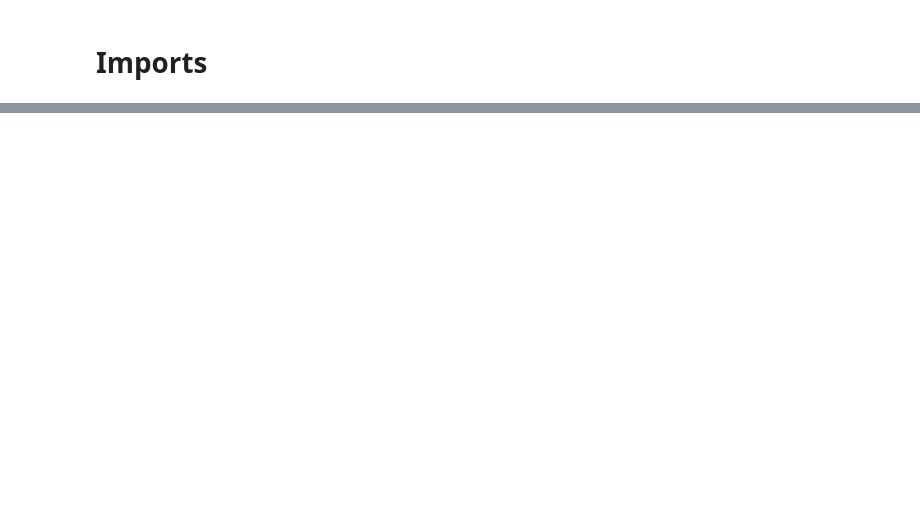
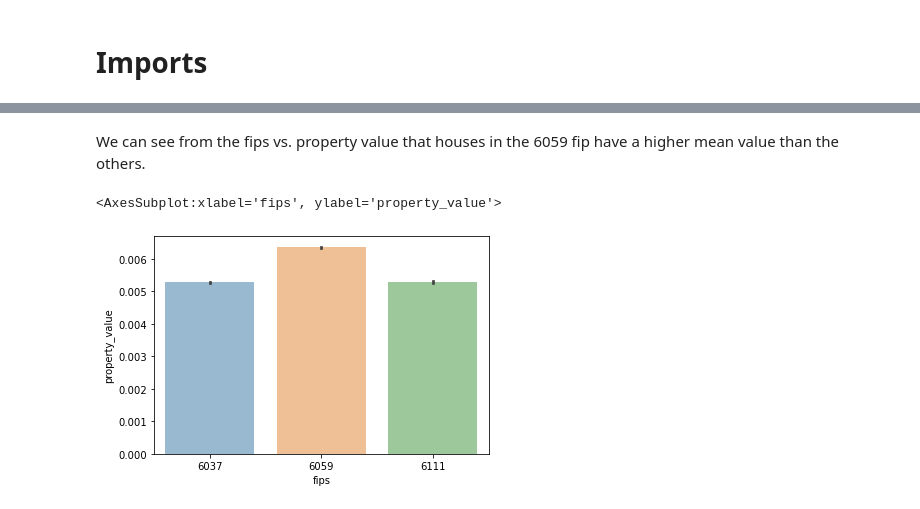
Before and after one commit to hinzle/regression-project, a Jupyter notebook: explore.ipynb, the cells around one changed output, grey strips where cells are left out. Drawn from its saved outputs; the diff is of its cells as text; code cells hidden in the pictures; blank space fills up the shorter version.

```diff
--- a/explore.ipynb
+++ b/explore.ipynb
@@ -12,0 +98,8 @@ df=df[0]
+# %% [markdown]
+We can see from the fips vs. property value that houses in the 6059 fip have a higher mean value than the others.
+# %%
+# bar plot. Shows mean for each category instead with CI
+sns.barplot(data = df, y = 'property_value', x = 'fips', alpha=0.5)
+# %% [output]
+<AxesSubplot:xlabel='fips', ylabel='property_value'>
+[figure, added]
```
Also changed, not shown: parts of 30 cells of this notebook, 7 other files.
